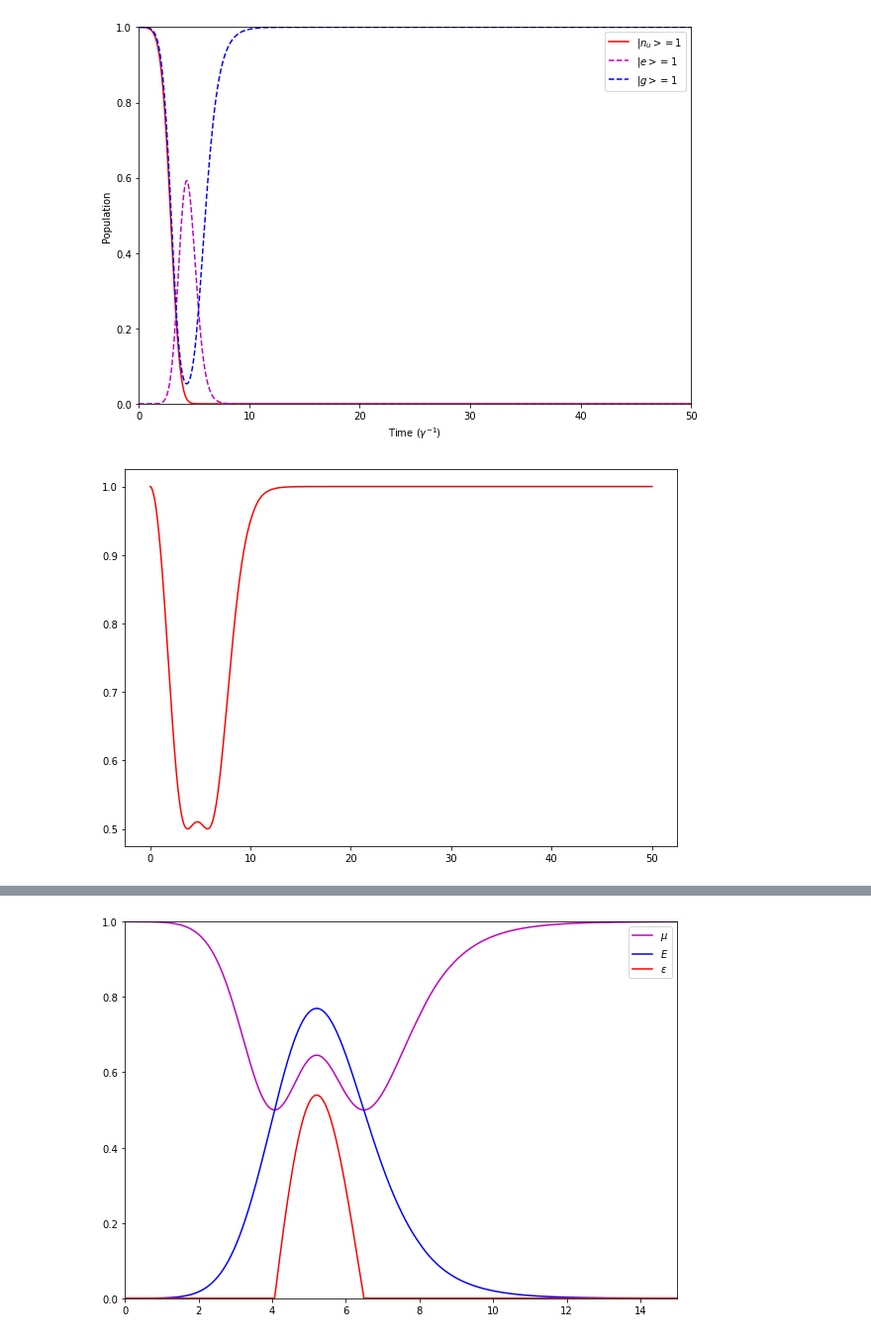
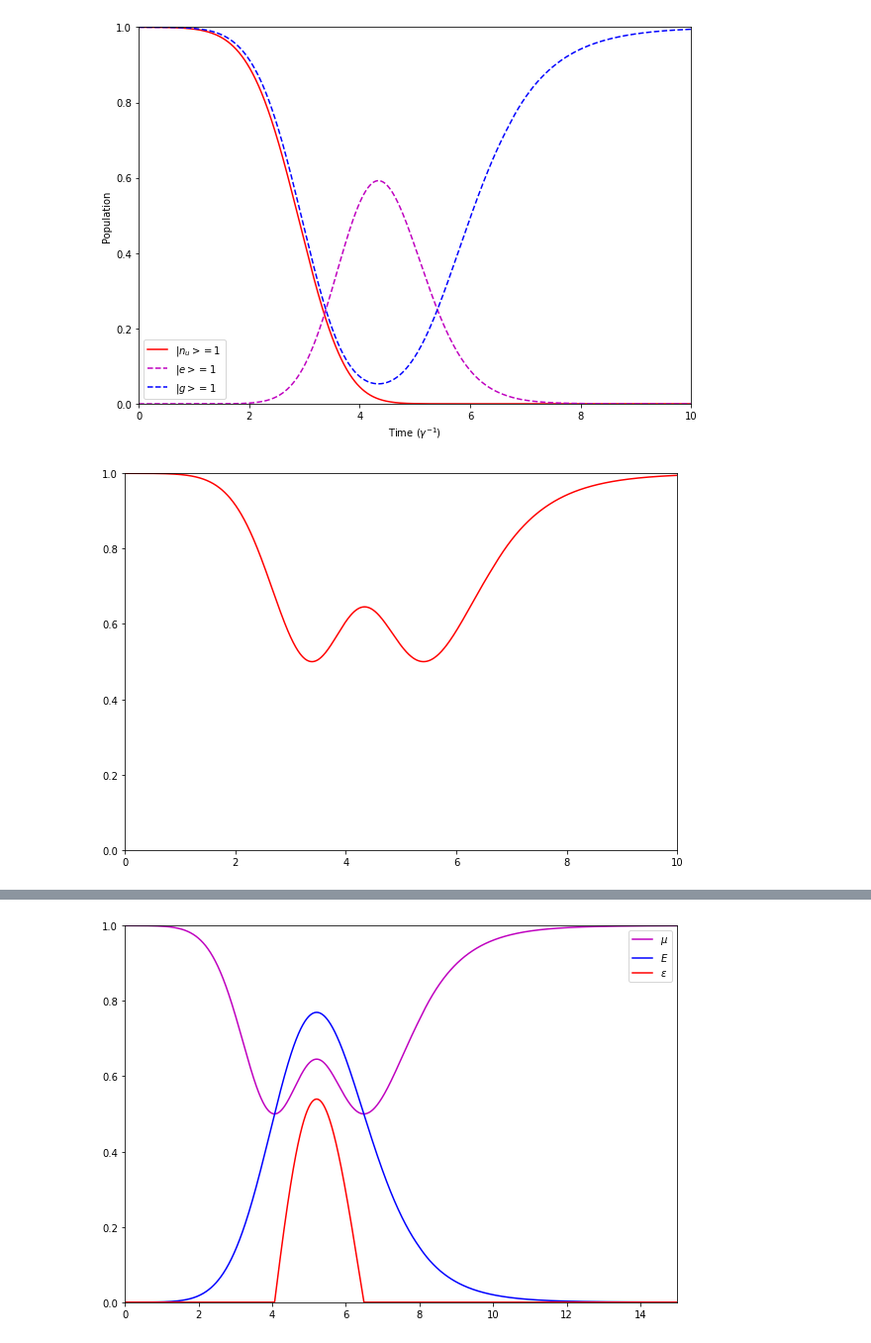
Before and after one commit to sabinthapa100/master-thesis, a Jupyter notebook: sample/notebooks/ergotropy.ipynb, the cells around one changed output, grey strips where cells are left out. Shown at 99% size. Drawn from its saved outputs; the diff is of its cells as text; code cells hidden in the pictures.

Commit message:
update graphs and add maximum power graph

```diff
--- a/sample/notebooks/ergotropy.ipynb
+++ b/sample/notebooks/ergotropy.ipynb
@@ -16,7 +16,7 @@ fig.set_figwidth(10)
 ax.plot(tlist, in_one_photon, '-r', label='$|n_{u}> = 1$')
 ax.plot(tlist, excited_atom, '--m', label='$|e> = 1$')
 ax.plot(tlist, gs_atom, '--b', label='$|g> = 1$')
-ax.set_xlim(0,50)
+ax.set_xlim(0,10)
 ax.set_xlabel('Time ($\gamma^{-1}$)')
 ax.set_ylim(0,1)
 ax.set_ylabel('Population')
@@ -24,17 +24,20 @@ ax.legend()
 
 plt.show()
 # %% [output]
-[figure, old version]
+[figure, new version]
 # %%
 fig, ax = plt.subplots()
 fig.set_figheight(7)
 fig.set_figwidth(10)
 
 ax.plot(tlist, excited_atom+gs_atom, '-r')
+ax.set_xlim(0,10)
+ax.set_ylim(0,1)
+
 
 plt.show()
 # %% [output]
-[figure, old version]
+[figure, new version]
 # %%
 max_erg = np.loadtxt("../outputs/ergotropy/max_gaussian_ergotropy.dat")
 max_ene = np.loadtxt("../outputs/ergotropy/max_gaussian_energy.dat")
```
Also changed, not shown: parts of 2 cells of this notebook.
